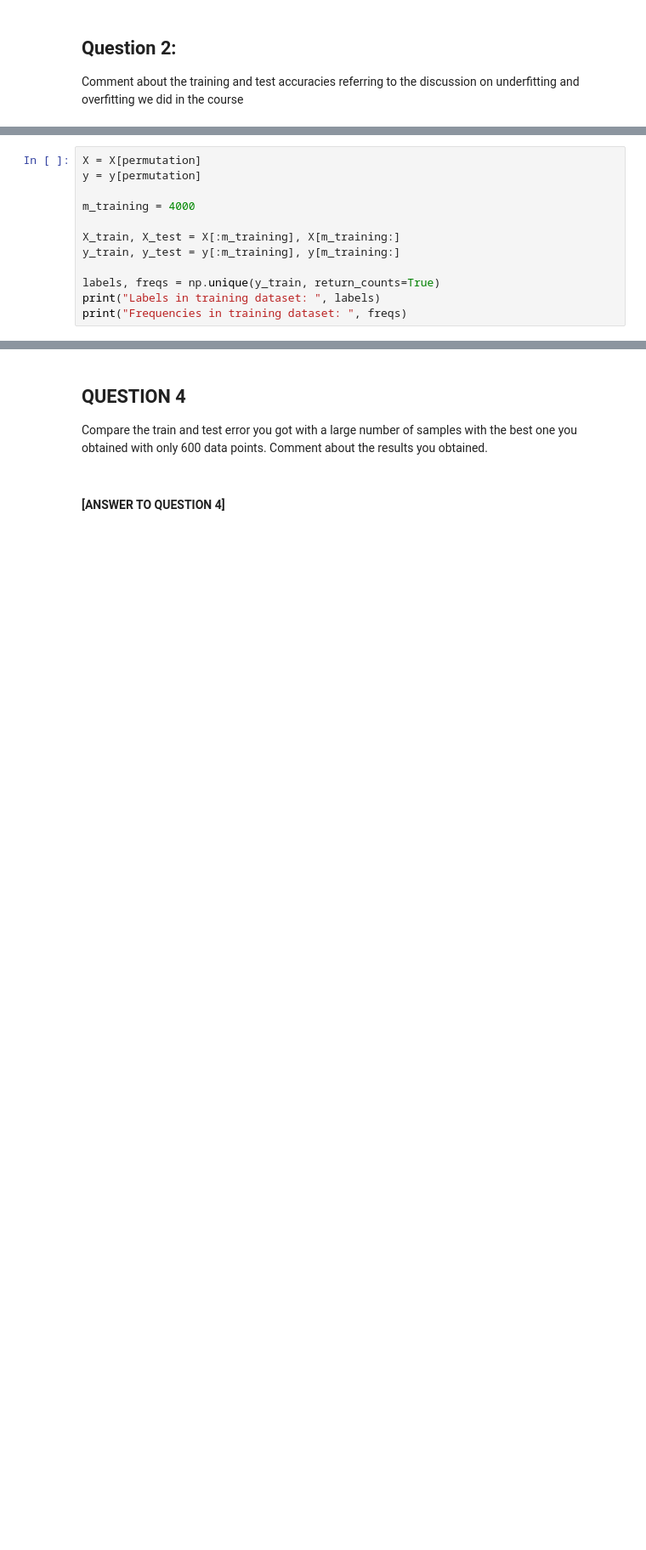
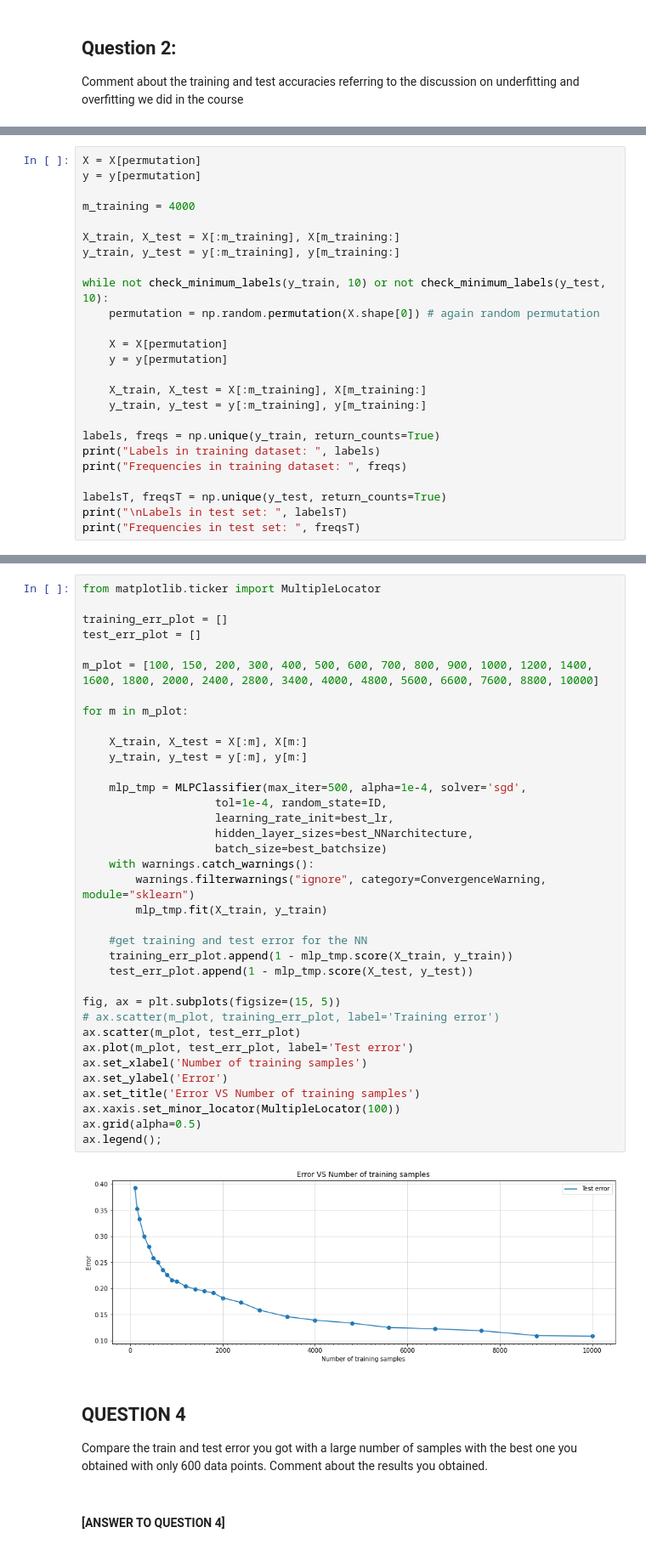
Before and after one commit to NicolaZomer/MachineLearning_Y2122, a Jupyter notebook: lab3/LAB3_Characters_Classification_with_Neural_Networks.ipynb, the cells around one changed output, grey strips where cells are left out. Shown: that part at 85% size. Drawn from its saved outputs; the diff is of its cells as text; blank space fills up the shorter version.

```diff
--- a/lab3/LAB3_Characters_Classification_with_Neural_Networks.ipynb
+++ b/lab3/LAB3_Characters_Classification_with_Neural_Networks.ipynb
@@ -460,6 +493,19 @@ m_training = 4000
 X_train, X_test = X[:m_training], X[m_training:]
 y_train, y_test = y[:m_training], y[m_training:]
 
+while not check_minimum_labels(y_train, 10) or not check_minimum_labels(y_test, 10):
+    permutation = np.random.permutation(X.shape[0]) # again random permutation
+
+    X = X[permutation]
+    y = y[permutation]
+
+    X_train, X_test = X[:m_training], X[m_training:]
+    y_train, y_test = y[:m_training], y[m_training:]
+
 labels, freqs = np.unique(y_train, return_counts=True)
 print("Labels in training dataset: ", labels)
 print("Frequencies in training dataset: ", freqs)
+
+labelsT, freqsT = np.unique(y_test, return_counts=True)
+print("\nLabels in test set: ", labelsT)
+print("Frequencies in test set: ", freqsT)
@@ -483,3 +551,41 @@ print ("NN test error: %f" % test_error)
+# %%
+from matplotlib.ticker import MultipleLocator
+
+training_err_plot = []
+test_err_plot = []
+
+m_plot = [100, 150, 200, 300, 400, 500, 600, 700, 800, 900, 1000, 1200, 1400, 1600, 1800, 2000, 2400, 2800, 3400, 4000, 4800, 5600, 6600, 7600, 8800, 10000]
+
+for m in m_plot:
+
+    X_train, X_test = X[:m], X[m:]
+    y_train, y_test = y[:m], y[m:]
+
+    mlp_tmp = MLPClassifier(max_iter=500, alpha=1e-4, solver='sgd',
+                    tol=1e-4, random_state=ID,
+                    learning_rate_init=best_lr,
+                    hidden_layer_sizes=best_NNarchitecture,
+                    batch_size=best_batchsize)
+    with warnings.catch_warnings():
+        warnings.filterwarnings("ignore", category=ConvergenceWarning, module="sklearn")
+        mlp_tmp.fit(X_train, y_train)
+
+    #get training and test error for the NN
+    training_err_plot.append(1 - mlp_tmp.score(X_train, y_train))
+    test_err_plot.append(1 - mlp_tmp.score(X_test, y_test))
+
+fig, ax = plt.subplots(figsize=(15, 5))
+# ax.scatter(m_plot, training_err_plot, label='Training error')
+ax.scatter(m_plot, test_err_plot)
+ax.plot(m_plot, test_err_plot, label='Test error')
+ax.set_xlabel('Number of training samples')
+ax.set_ylabel('Error')
+ax.set_title('Error VS Number of training samples')
+ax.xaxis.set_minor_locator(MultipleLocator(100))
+ax.grid(alpha=0.5)
+ax.legend();
+# %% [output]
+[figure, added]
 # %% [markdown]
 ## QUESTION 4
 Compare the train and test error you got with a large number of samples with the best one you obtained with only 600 data points. Comment about the results you obtained.
```
Also changed, not shown: parts of 32 cells of this notebook.
